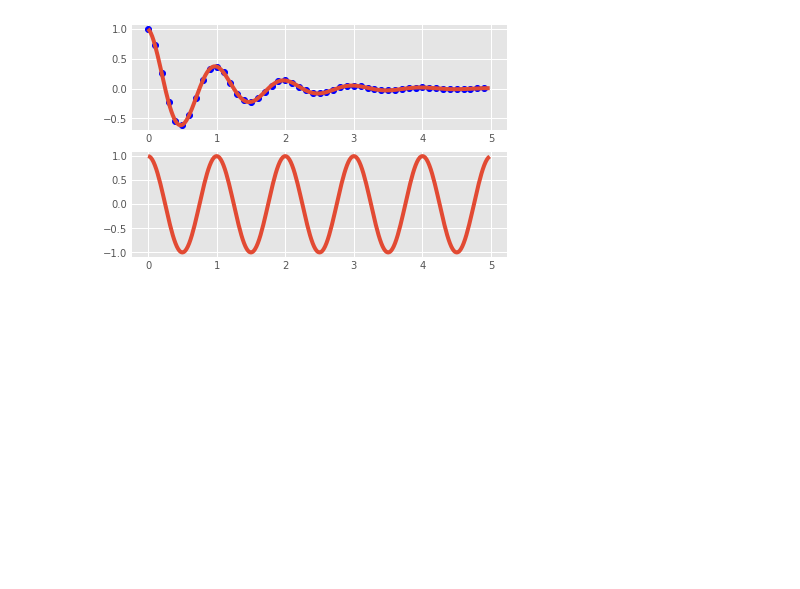
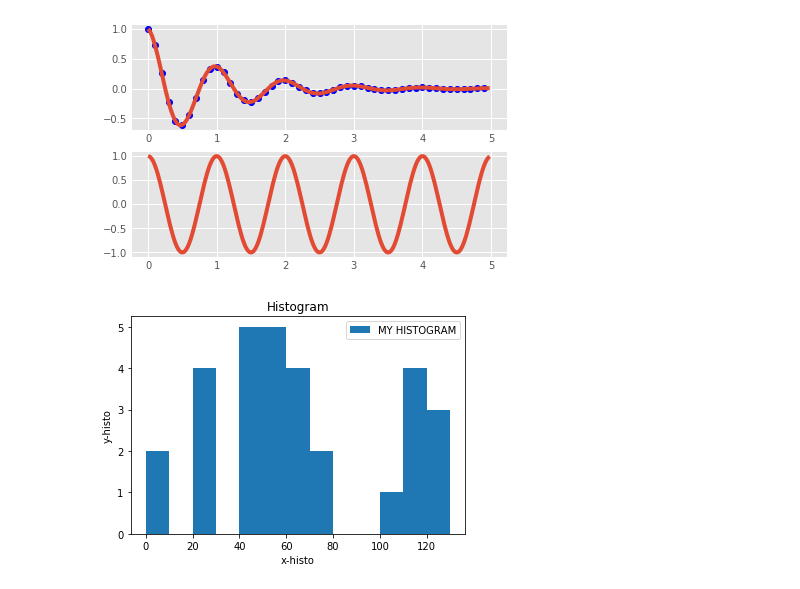
Before and after one commit to kush125/ML-Projects, a Jupyter notebook: python-basics/29-may|MATPLOTLIB.ipynb, the cells around one changed output. Saved outputs shown, nothing was run; the diff lists cells and outputs as text; code cells hidden in the pictures; blank space fills up the shorter version.

```diff
--- a/python-basics/29-may|MATPLOTLIB.ipynb
+++ b/python-basics/29-may|MATPLOTLIB.ipynb
@@ -146,3 +146,17 @@ plt.plot(t2,np.cos(2*np.pi*t2))
 plt.show()
 # %% [output]
 [figure]
+# %%
+#practice
+import matplotlib.pyplot as plt
+px=[22,55,62,45,21,22,4,52,65,57,46,4,58,78,52,20,65,102,110,121,120,130,111,115,112,75,65,44,42,48]
+py=[0,10,20,30,40,50,60,70,80,90,100,110,120,130]
+
+plt.hist(px,py,label='MY HISTOGRAM')#bins=5 denotes no. of segments to be made on the x-axis
+plt.title('Histogram')
+plt.xlabel('x-histo')
+plt.ylabel('y-histo')
+plt.legend()
+plt.show()
+# %% [output]
+[figure, added]
```
Also changed, not shown: parts of 2 cells of this notebook.
